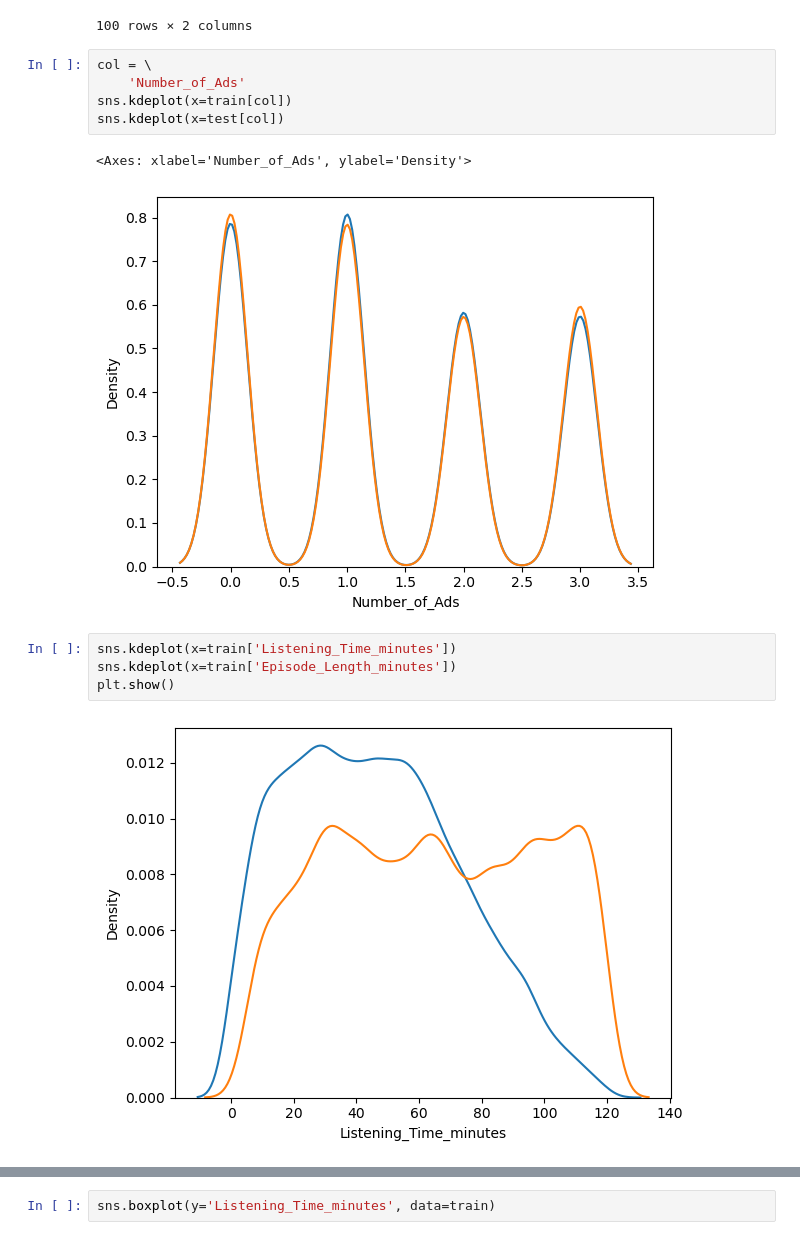
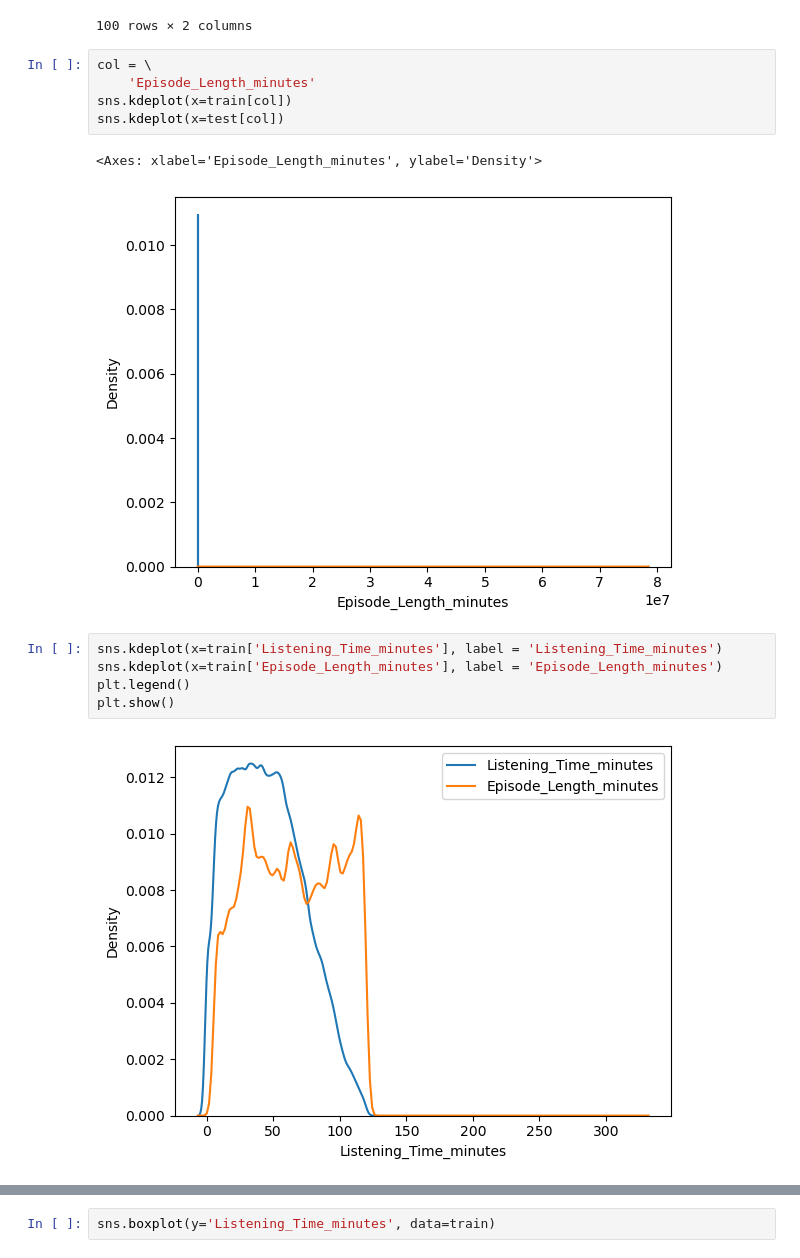
Before and after one commit to AlexeySporykhin/playground-series-s5e4, a Jupyter notebook: EDA.ipynb, the cells around one changed output, grey strips where cells are left out. Cells and saved outputs as stored; diff of their text form.

```diff
--- a/EDA.ipynb
+++ b/EDA.ipynb
@@ -99,18 +108,19 @@ pd.merge(s1.to_frame(), s2.to_frame(), left_index=True, right_index=True, how='o
 100 rows × 2 columns
 # %%
 col = \
-    'Number_of_Ads'
+    'Episode_Length_minutes'
 sns.kdeplot(x=train[col])
 sns.kdeplot(x=test[col])
 # %% [output]
-<Axes: xlabel='Number_of_Ads', ylabel='Density'>
+<Axes: xlabel='Episode_Length_minutes', ylabel='Density'>
-[figure, old version]
+[figure, new version]
 # %%
-sns.kdeplot(x=train['Listening_Time_minutes'])
-sns.kdeplot(x=train['Episode_Length_minutes'])
+sns.kdeplot(x=train['Listening_Time_minutes'], label = 'Listening_Time_minutes')
+sns.kdeplot(x=train['Episode_Length_minutes'], label = 'Episode_Length_minutes')
+plt.legend()
 plt.show()
 # %% [output]
-[figure, old version]
+[figure, new version]
 # %%
 train.loc[:, num_cols].corr()
 # %% [output]
```
Also changed, not shown: parts of 29 cells of this notebook.
